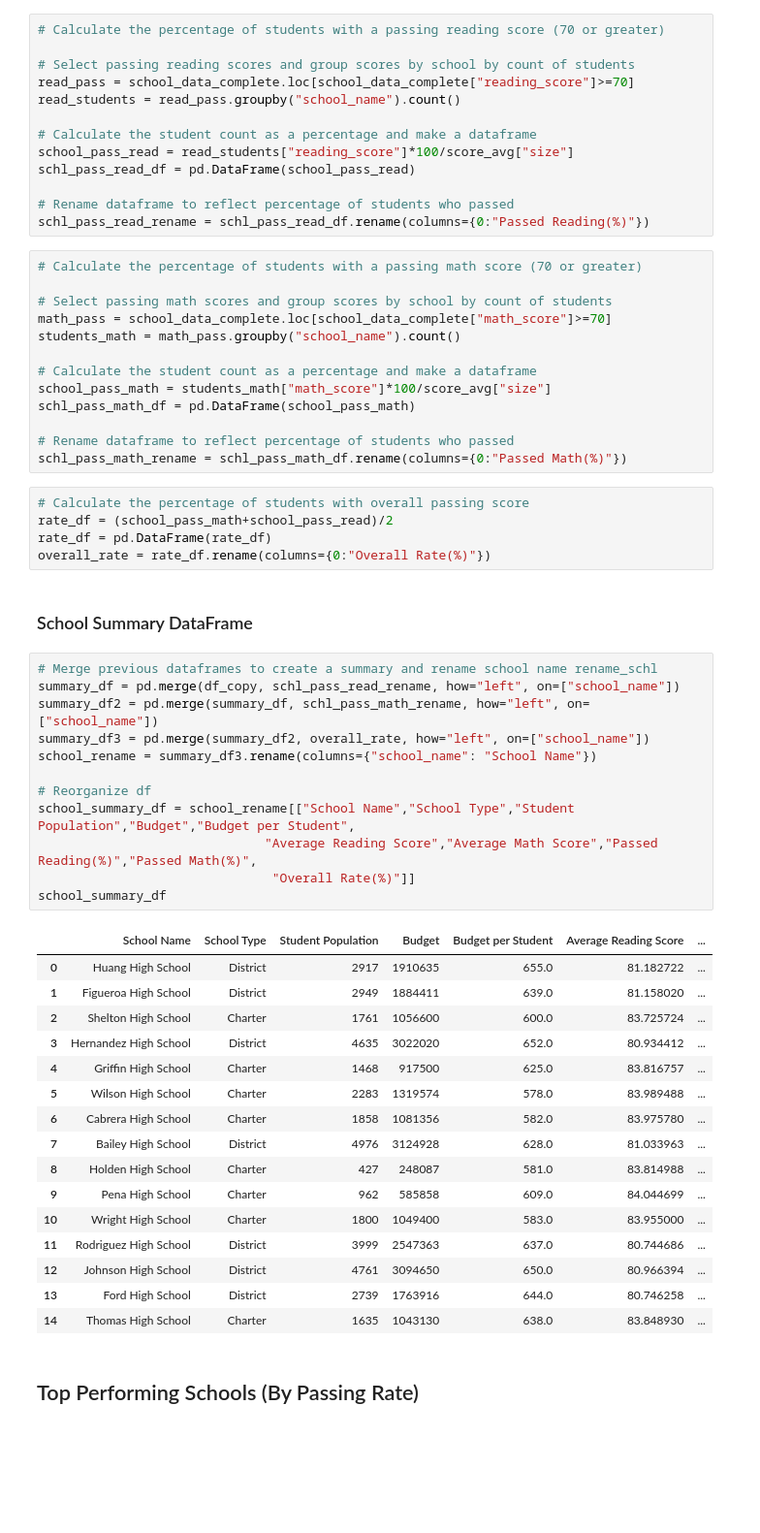
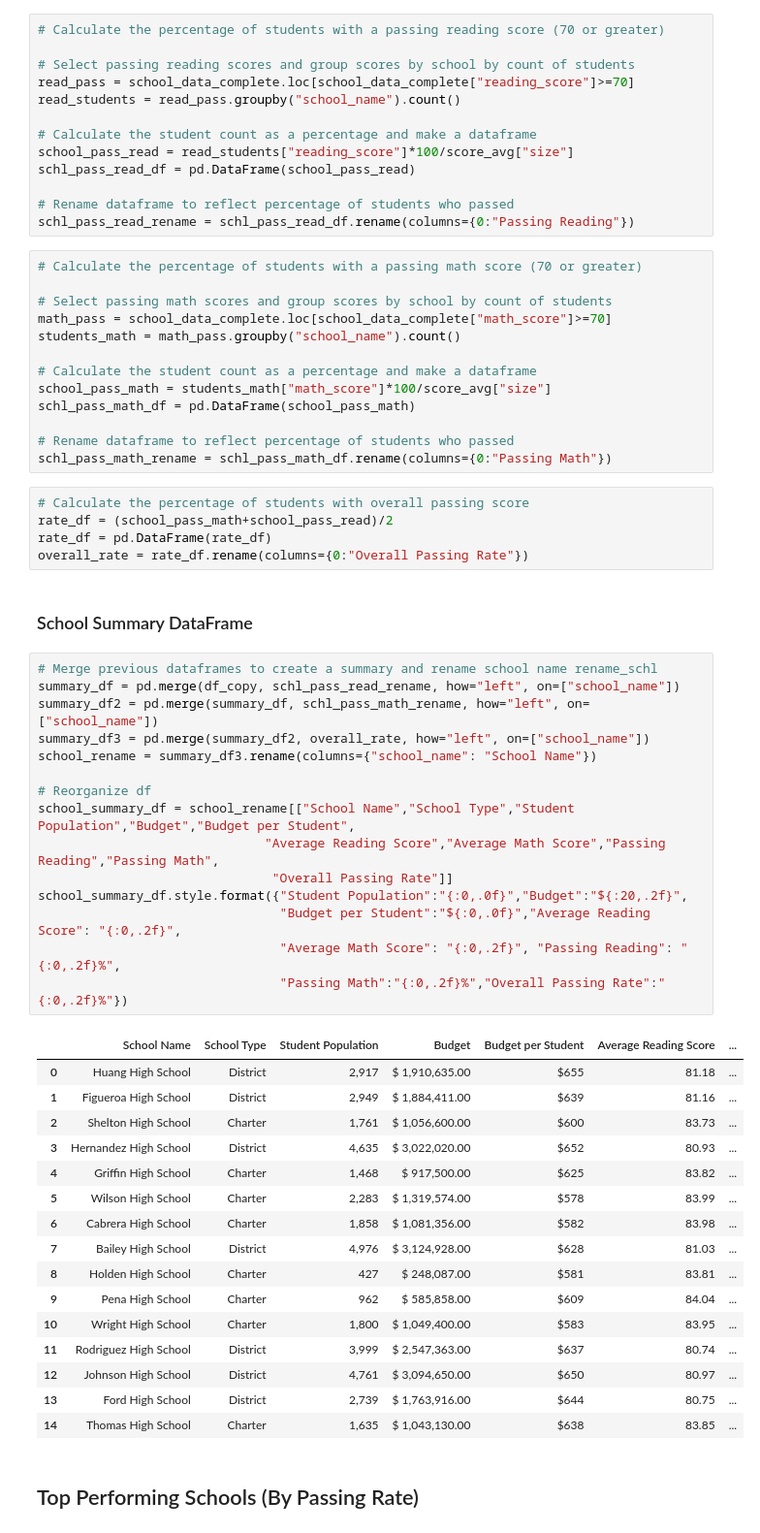
Before and after one commit to Tam-ala/Game-and-School-Stats-with-Pandas, a Jupyter notebook: PyCitySchools/PyCitySchools_Complete.ipynb, the cells around one changed output. Shown at 97% size. Drawn from its saved outputs; the diff is of its cells as text; blank space fills up the shorter version.

```diff
--- a/PyCitySchools/PyCitySchools_Complete.ipynb
+++ b/PyCitySchools/PyCitySchools_Complete.ipynb
@@ -198,7 +201,7 @@ school_pass_read = read_students["reading_score"]*100/score_avg["size"]
 schl_pass_read_df = pd.DataFrame(school_pass_read)
 
 # Rename dataframe to reflect percentage of students who passed
-schl_pass_read_rename = schl_pass_read_df.rename(columns={0:"Passed Reading(%)"})
+schl_pass_read_rename = schl_pass_read_df.rename(columns={0:"Passing Reading"})
 # %%
 # Calculate the percentage of students with a passing math score (70 or greater)
 
@@ -211,43 +214,46 @@ school_pass_math = students_math["math_score"]*100/score_avg["size"]
 schl_pass_math_df = pd.DataFrame(school_pass_math)
 
 # Rename dataframe to reflect percentage of students who passed
-schl_pass_math_rename = schl_pass_math_df.rename(columns={0:"Passed Math(%)"})
+schl_pass_math_rename = schl_pass_math_df.rename(columns={0:"Passing Math"})
 # %%
 # Calculate the percentage of students with overall passing score
 rate_df = (school_pass_math+school_pass_read)/2
 rate_df = pd.DataFrame(rate_df)
-overall_rate = rate_df.rename(columns={0:"Overall Rate(%)"})
+overall_rate = rate_df.rename(columns={0:"Overall Passing Rate"})
 # %% [markdown]
 ### School Summary DataFrame
 # %%
 # Merge previous dataframes to create a summary and rename school name rename_schl
 summary_df = pd.merge(df_copy, schl_pass_read_rename, how="left", on=["school_name"])
 summary_df2 = pd.merge(summary_df, schl_pass_math_rename, how="left", on=["school_name"])
 summary_df3 = pd.merge(summary_df2, overall_rate, how="left", on=["school_name"])
 school_rename = summary_df3.rename(columns={"school_name": "School Name"})
 
 # Reorganize df
 school_summary_df = school_rename[["School Name","School Type","Student Population","Budget","Budget per Student",
-                              "Average Reading Score","Average Math Score","Passed Reading(%)","Passed Math(%)",
-                               "Overall Rate(%)"]]
-school_summary_df
+                              "Average Reading Score","Average Math Score","Passing Reading","Passing Math",
+                               "Overall Passing Rate"]]
+school_summary_df.style.format({"Student Population":"{:0,.0f}","Budget":"${:20,.2f}",
+                                "Budget per Student":"${:0,.0f}","Average Reading Score": "{:0,.2f}",
+                                "Average Math Score": "{:0,.2f}", "Passing Reading": "{:0,.2f}%",
+                                "Passing Math":"{:0,.2f}%","Overall Passing Rate":"{:0,.2f}%"})
 # %% [output]
 |  | School Name | School Type | Student Population | Budget | Budget per Student | Average Reading Score | ... |
-| 0 | Huang High School | District | 2917 | 1910635 | 655.0 | 81.182722 | ... |
-| 1 | Figueroa High School | District | 2949 | 1884411 | 639.0 | 81.158020 | ... |
-| 2 | Shelton High School | Charter | 1761 | 1056600 | 600.0 | 83.725724 | ... |
-| 3 | Hernandez High School | District | 4635 | 3022020 | 652.0 | 80.934412 | ... |
-| 4 | Griffin High School | Charter | 1468 | 917500 | 625.0 | 83.816757 | ... |
-| 5 | Wilson High School | Charter | 2283 | 1319574 | 578.0 | 83.989488 | ... |
-| 6 | Cabrera High School | Charter | 1858 | 1081356 | 582.0 | 83.975780 | ... |
-| 7 | Bailey High School | District | 4976 | 3124928 | 628.0 | 81.033963 | ... |
-| 8 | Holden High School | Charter | 427 | 248087 | 581.0 | 83.814988 | ... |
-| 9 | Pena High School | Charter | 962 | 585858 | 609.0 | 84.044699 | ... |
-| 10 | Wright High School | Charter | 1800 | 1049400 | 583.0 | 83.955000 | ... |
-| 11 | Rodriguez High School | District | 3999 | 2547363 | 637.0 | 80.744686 | ... |
-| 12 | Johnson High School | District | 4761 | 3094650 | 650.0 | 80.966394 | ... |
-| 13 | Ford High School | District | 2739 | 1763916 | 644.0 | 80.746258 | ... |
-| 14 | Thomas High School | Charter | 1635 | 1043130 | 638.0 | 83.848930 | ... |
+| 0 | Huang High School | District | 2,917 | $ 1,910,635.00 | $655 | 81.18 | ... |
+| 1 | Figueroa High School | District | 2,949 | $ 1,884,411.00 | $639 | 81.16 | ... |
+| 2 | Shelton High School | Charter | 1,761 | $ 1,056,600.00 | $600 | 83.73 | ... |
+| 3 | Hernandez High School | District | 4,635 | $ 3,022,020.00 | $652 | 80.93 | ... |
+| 4 | Griffin High School | Charter | 1,468 | $ 917,500.00 | $625 | 83.82 | ... |
+| 5 | Wilson High School | Charter | 2,283 | $ 1,319,574.00 | $578 | 83.99 | ... |
+| 6 | Cabrera High School | Charter | 1,858 | $ 1,081,356.00 | $582 | 83.98 | ... |
+| 7 | Bailey High School | District | 4,976 | $ 3,124,928.00 | $628 | 81.03 | ... |
+| 8 | Holden High School | Charter | 427 | $ 248,087.00 | $581 | 83.81 | ... |
+| 9 | Pena High School | Charter | 962 | $ 585,858.00 | $609 | 84.04 | ... |
+| 10 | Wright High School | Charter | 1,800 | $ 1,049,400.00 | $583 | 83.95 | ... |
+| 11 | Rodriguez High School | District | 3,999 | $ 2,547,363.00 | $637 | 80.74 | ... |
+| 12 | Johnson High School | District | 4,761 | $ 3,094,650.00 | $650 | 80.97 | ... |
+| 13 | Ford High School | District | 2,739 | $ 1,763,916.00 | $644 | 80.75 | ... |
+| 14 | Thomas High School | Charter | 1,635 | $ 1,043,130.00 | $638 | 83.85 | ... |
 # %% [markdown]
 ## Top Performing Schools (By Passing Rate)
 # %% [markdown]
```
Also changed, not shown: parts of 10 cells of this notebook.
